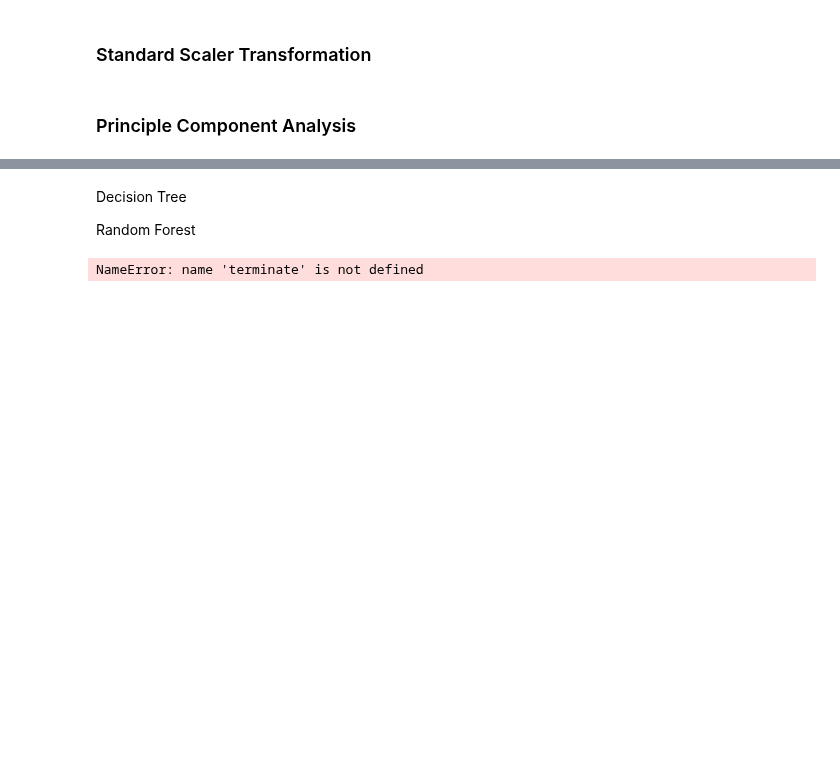
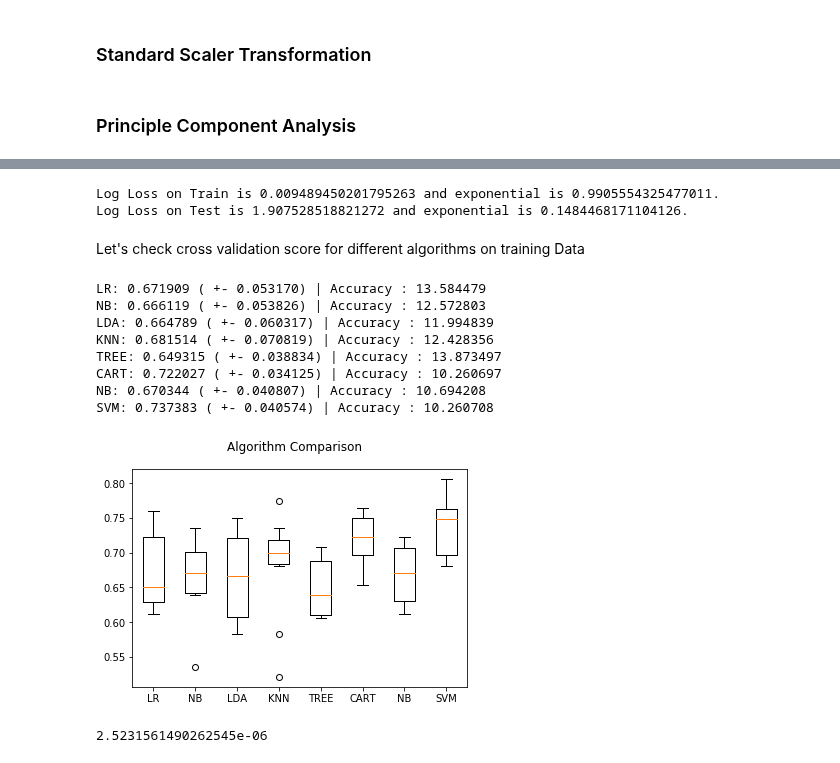
Before and after one commit to Shashi-Bhushan/python-code, a Jupyter notebook: kaggle/fitara.ipynb, the cells around one changed output, grey strips where cells are left out. Drawn from its saved outputs; the diff is of its cells as text; code cells hidden in the pictures; blank space fills up the shorter version.

Commit message:
Estimators for cv score added

```diff
--- a/kaggle/fitara.ipynb
+++ b/kaggle/fitara.ipynb
@@ -438,9 +453,69 @@ print(np.round(model.predict(X_test)))
-# %% [markdown]
-Decision Tree
-
-Random Forest
-# %%
-terminate
-# %% [output]
-NameError: name 'terminate' is not defined
+# %%
+num_train = metrics.log_loss(y_train.values, model.predict(X_train))
+num_test = metrics.log_loss(y_test.values, model.predict(X_test))
+
+print(f"Log Loss on Train is {num_train} and exponential is {math.exp(-num_train)}.\
+      \nLog Loss on Test is {num_test} and exponential is {math.exp(-num_test)}.")
+# %% [output]
+Log Loss on Train is 0.009489450201795263 and exponential is 0.9905554325477011.
+Log Loss on Test is 1.907528518821272 and exponential is 0.1484468171104126.
+# %% [markdown]
+Let's check cross validation score for different algorithms on training Data
+# %%
+from sklearn.tree import DecisionTreeClassifier
+from sklearn.naive_bayes import GaussianNB
+from sklearn import model_selection
+from sklearn.model_selection import cross_val_predict
+
+estimators = []
+
+estimators.append(('LR', LogisticRegression()))
+estimators.append(('NB', BernoulliNB(alpha=.01)))
+estimators.append(('LDA', LinearDiscriminantAnalysis()))
+estimators.append(('KNN', KNeighborsClassifier()))
+estimators.append(('TREE', DecisionTreeClassifier()))
+estimators.append(('CART', RandomForestClassifier(n_estimators=100)))
+estimators.append(('NB', GaussianNB()))
+estimators.append(('SVM', SVC(probability=True)))
+
+# evaluate each model in turn
+results = []
+names = []
+for name, model in estimators:
+    kfold = model_selection.KFold(n_splits=10, random_state=7)
+    cv_results = model_selection.cross_val_score(model, X_train, y_train, cv=kfold, scoring='accuracy')
+    #cv_results = model_selection.cross_val_predict(model, X_train, y_train, cv=kfold)
+
+    results.append(cv_results)
+    names.append(name)
+
+    model.fit(X_train, y_train)
+    y_pred = model.predict(X_test)
+
+    log_loss = metrics.log_loss(y_pred, y_test)
+
+    msg = "%s: %f ( +- %f) | Accuracy : %f" % (name, cv_results.mean(), cv_results.std(), log_loss)
+    print(msg)
+
+# boxplot algorithm comparison
+fig = plt.figure()
+fig.suptitle('Algorithm Comparison')
+ax = fig.add_subplot(111)
+plt.boxplot(results)
+ax.set_xticklabels(names)
+plt.show()
+# %% [output]
+LR: 0.671909 ( +- 0.053170) | Accuracy : 13.584479
+NB: 0.666119 ( +- 0.053826) | Accuracy : 12.572803
+LDA: 0.664789 ( +- 0.060317) | Accuracy : 11.994839
+KNN: 0.681514 ( +- 0.070819) | Accuracy : 12.428356
+TREE: 0.649315 ( +- 0.038834) | Accuracy : 13.873497
+CART: 0.722027 ( +- 0.034125) | Accuracy : 10.260697
+NB: 0.670344 ( +- 0.040807) | Accuracy : 10.694208
+SVM: 0.737383 ( +- 0.040574) | Accuracy : 10.260708
+[figure, added]
+# %%
+math.exp(-12.89)
+# %% [output]
+2.5231561490262545e-06
 # %%
```
Also changed, not shown: parts of 44 cells of this notebook.
